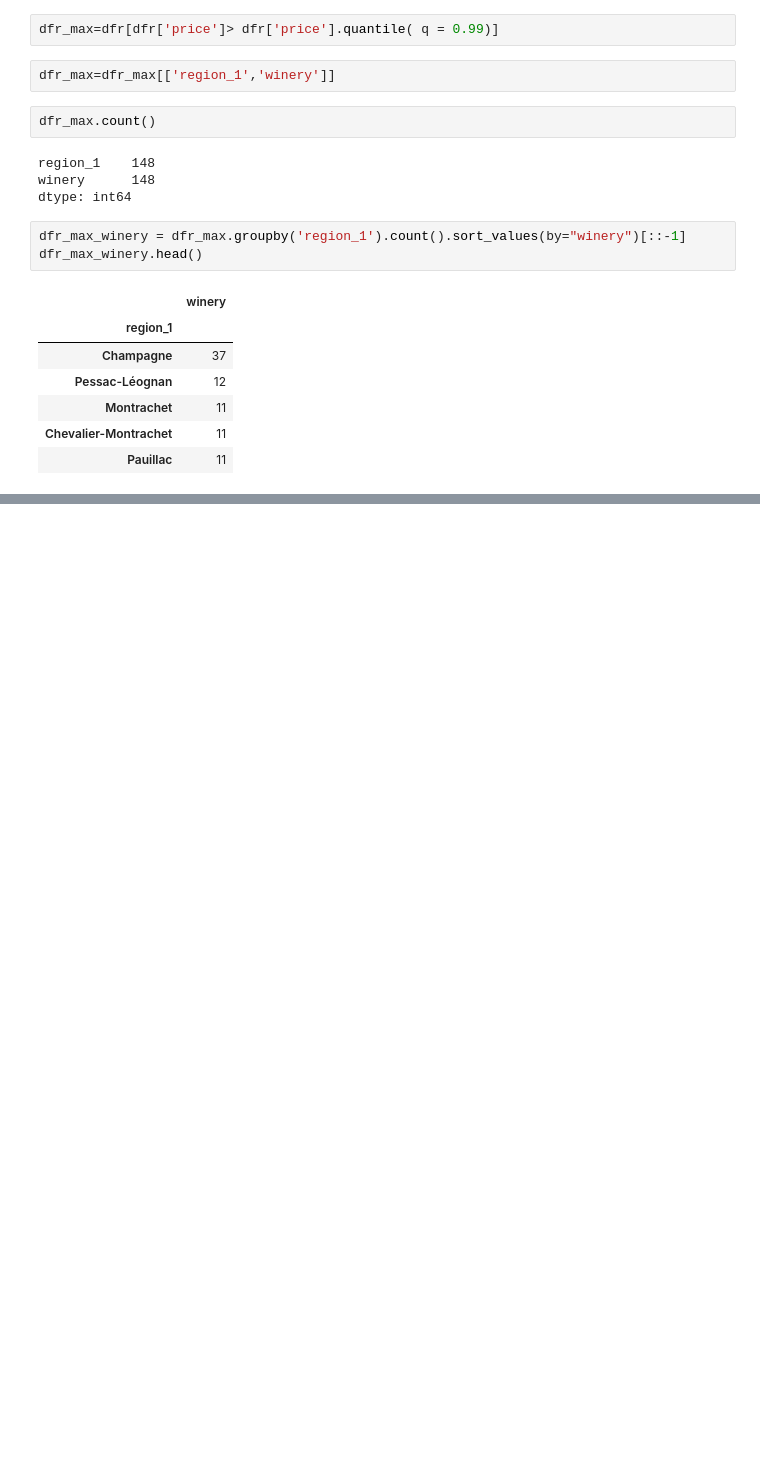
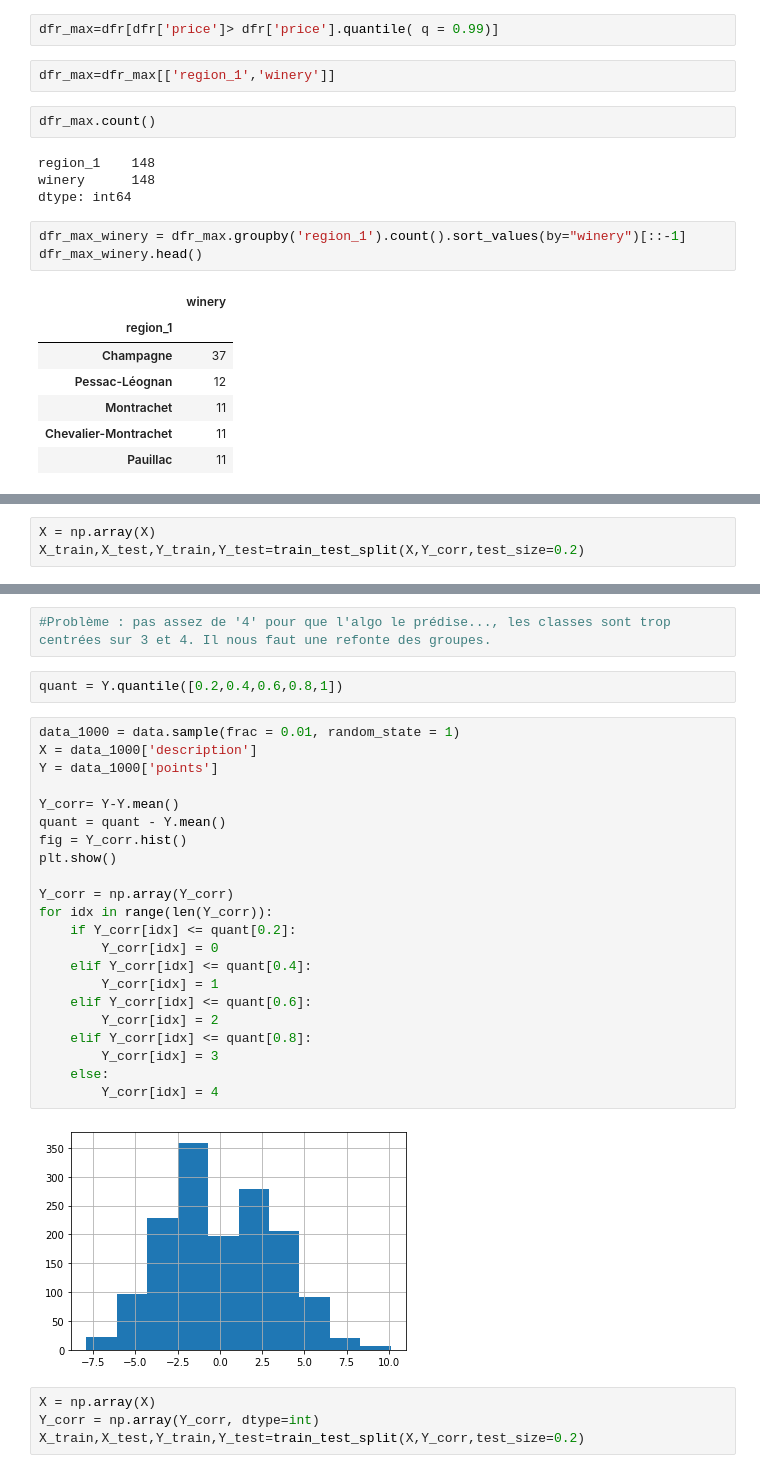
Before and after one commit to BenJMaurel/Wine_project, a Jupyter notebook: wine_project.ipynb, the cells around one changed output, grey strips where cells are left out. Drawn from its saved outputs; the diff is of its cells as text; blank space fills up the shorter version.

```diff
--- a/wine_project.ipynb
+++ b/wine_project.ipynb
@@ -132,0 +196,3 @@ dfr_max_winery.head()
+# %%
+X = np.array(X)
+X_train,X_test,Y_train,Y_test=train_test_split(X,Y_corr,test_size=0.2)
@@ -132,0 +413,32 @@ dfr_max_winery.head()
+# %%
+#Problème : pas assez de '4' pour que l'algo le prédise..., les classes sont trop centrées sur 3 et 4. Il nous faut une refonte des groupes.
+# %%
+quant = Y.quantile([0.2,0.4,0.6,0.8,1])
+# %%
+data_1000 = data.sample(frac = 0.01, random_state = 1)
+X = data_1000['description']
+Y = data_1000['points']
+
+Y_corr= Y-Y.mean()
+quant = quant - Y.mean()
+fig = Y_corr.hist()
+plt.show()
+
+Y_corr = np.array(Y_corr)
+for idx in range(len(Y_corr)):
+    if Y_corr[idx] <= quant[0.2]:
+        Y_corr[idx] = 0
+    elif Y_corr[idx] <= quant[0.4]:
+        Y_corr[idx] = 1
+    elif Y_corr[idx] <= quant[0.6]:
+        Y_corr[idx] = 2
+    elif Y_corr[idx] <= quant[0.8]:
+        Y_corr[idx] = 3
+    else:
+        Y_corr[idx] = 4
+# %% [output]
+[figure, added]
+# %%
+X = np.array(X)
+Y_corr = np.array(Y_corr, dtype=int)
+X_train,X_test,Y_train,Y_test=train_test_split(X,Y_corr,test_size=0.2)
```
Also changed, not shown: parts of 36 cells of this notebook.
